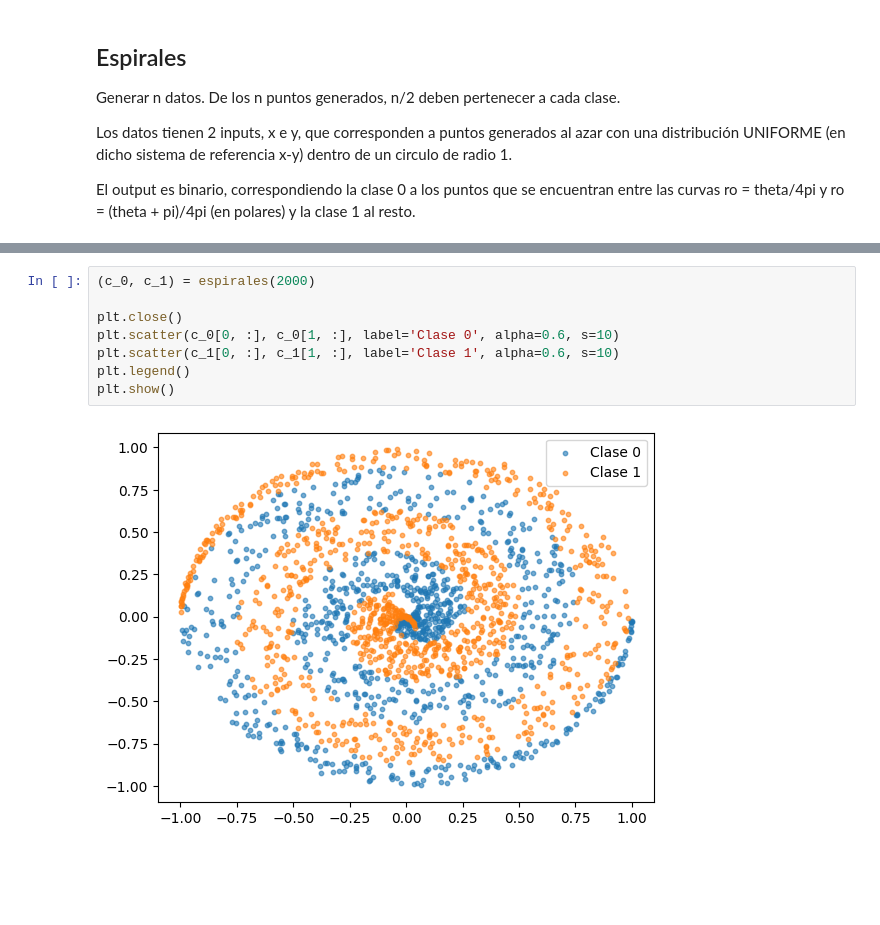
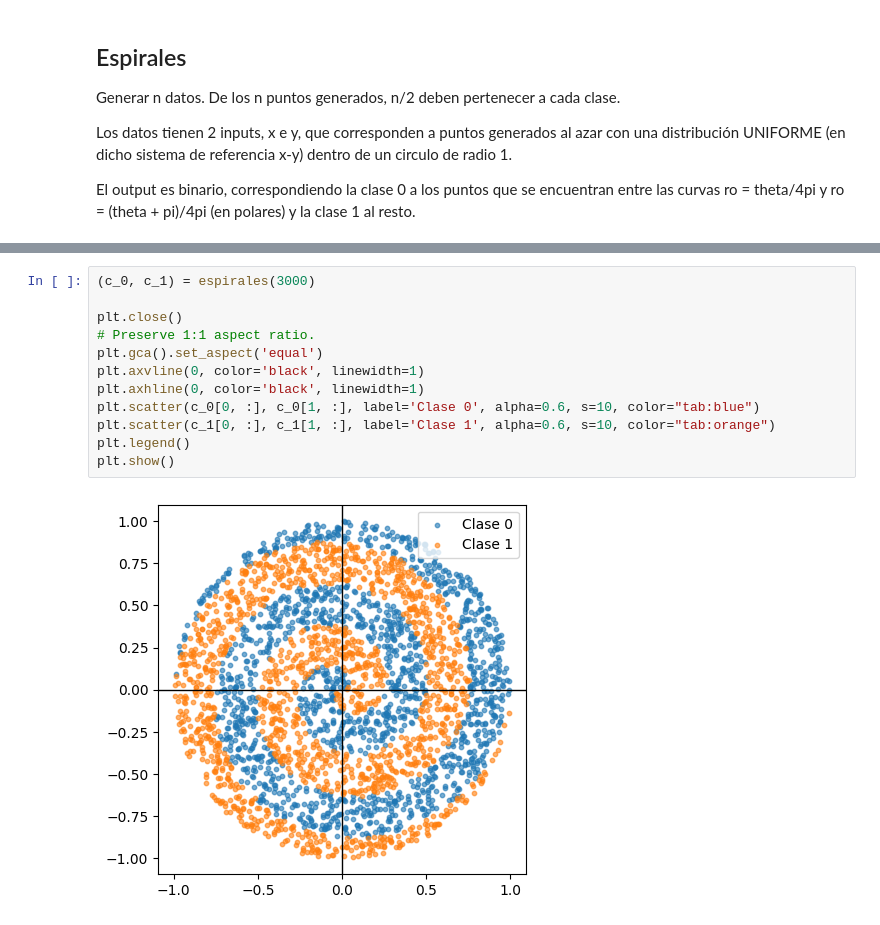
Before and after one commit to Tinch334/TP_2_IIA, a Jupyter notebook: IIA_Trabajo_Práctico_2a_Generacion.ipynb, the cells around one changed output, grey strips where cells are left out. Drawn from its saved outputs; the diff is of its cells as text; blank space fills up the shorter version.

```diff
--- a/IIA_Trabajo_Práctico_2a_Generacion.ipynb
+++ b/IIA_Trabajo_Práctico_2a_Generacion.ipynb
@@ -193,10 +169,14 @@ def espirales(n: int) -> Tuple[np.ndarray, np.ndarray]:
 # %%
-(c_0, c_1) = espirales(2000)
+(c_0, c_1) = espirales(3000)
 
 plt.close()
-plt.scatter(c_0[0, :], c_0[1, :], label='Clase 0', alpha=0.6, s=10)
-plt.scatter(c_1[0, :], c_1[1, :], label='Clase 1', alpha=0.6, s=10)
+# Preserve 1:1 aspect ratio.
+plt.gca().set_aspect('equal')
+plt.axvline(0, color='black', linewidth=1)
+plt.axhline(0, color='black', linewidth=1)
+plt.scatter(c_0[0, :], c_0[1, :], label='Clase 0', alpha=0.6, s=10, color="tab:blue")
+plt.scatter(c_1[0, :], c_1[1, :], label='Clase 1', alpha=0.6, s=10, color="tab:orange")
 plt.legend()
 plt.show()
 # %% [output]
-[figure, old version]
+[figure, new version]
```
Also changed, not shown: parts of 5 cells of this notebook.
